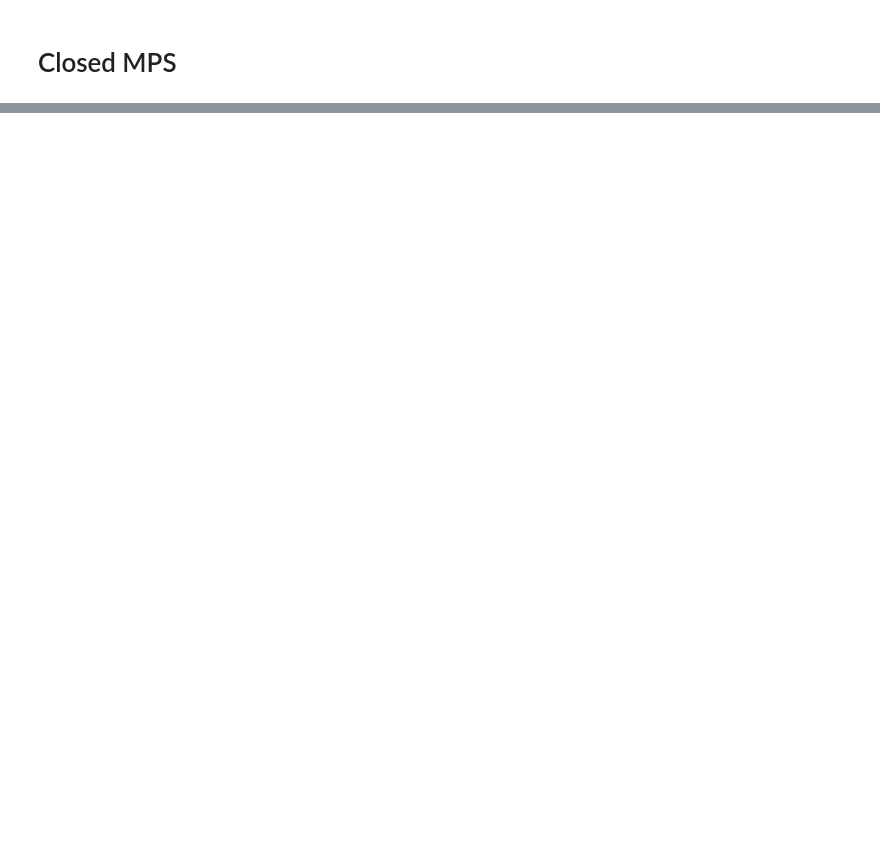
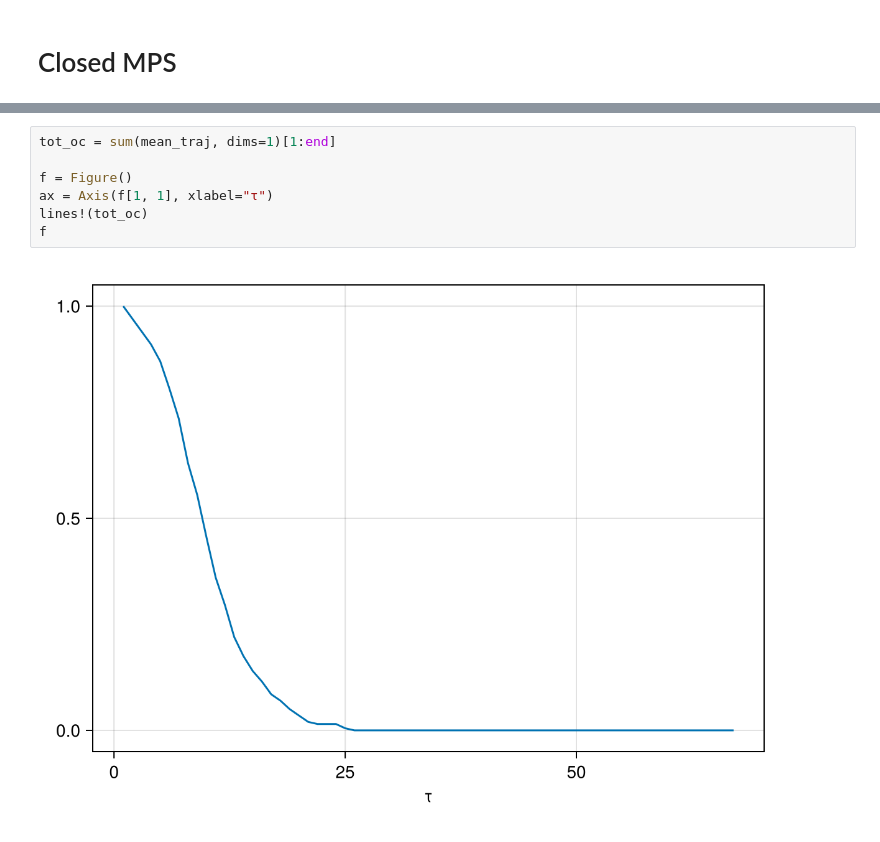
Before and after one commit to Ssalazar12/open_system_tn, a Jupyter notebook: notebooks/tight_binding_open.ipynb, the cells around one changed output, grey strips where cells are left out. Cells and saved outputs as stored; diff of their text form; blank space fills up the shorter version.

```diff
--- a/notebooks/tight_binding_open.ipynb
+++ b/notebooks/tight_binding_open.ipynb
@@ -213,0 +353,9 @@ f
+# %%
+tot_oc = sum(mean_traj, dims=1)[1:end]
+
+f = Figure()
+ax = Axis(f[1, 1], xlabel="τ")
+lines!(tot_oc)
+f
+# %% [output]
+[figure, added]
```
Also changed, not shown: parts of 18 cells of this notebook.
